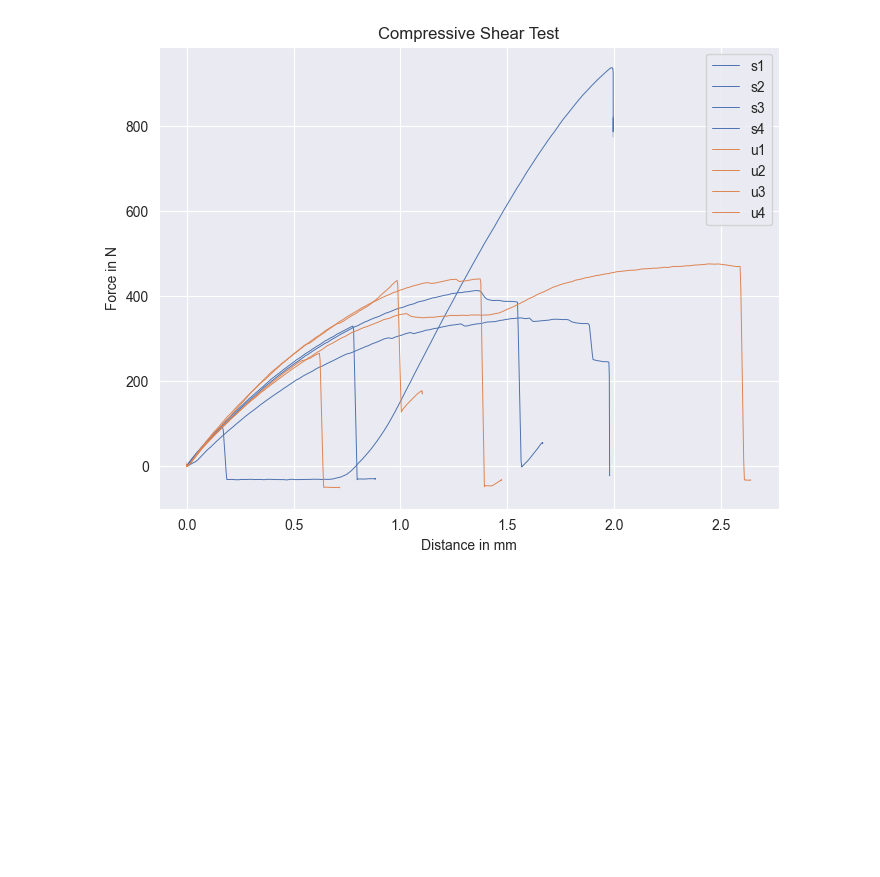
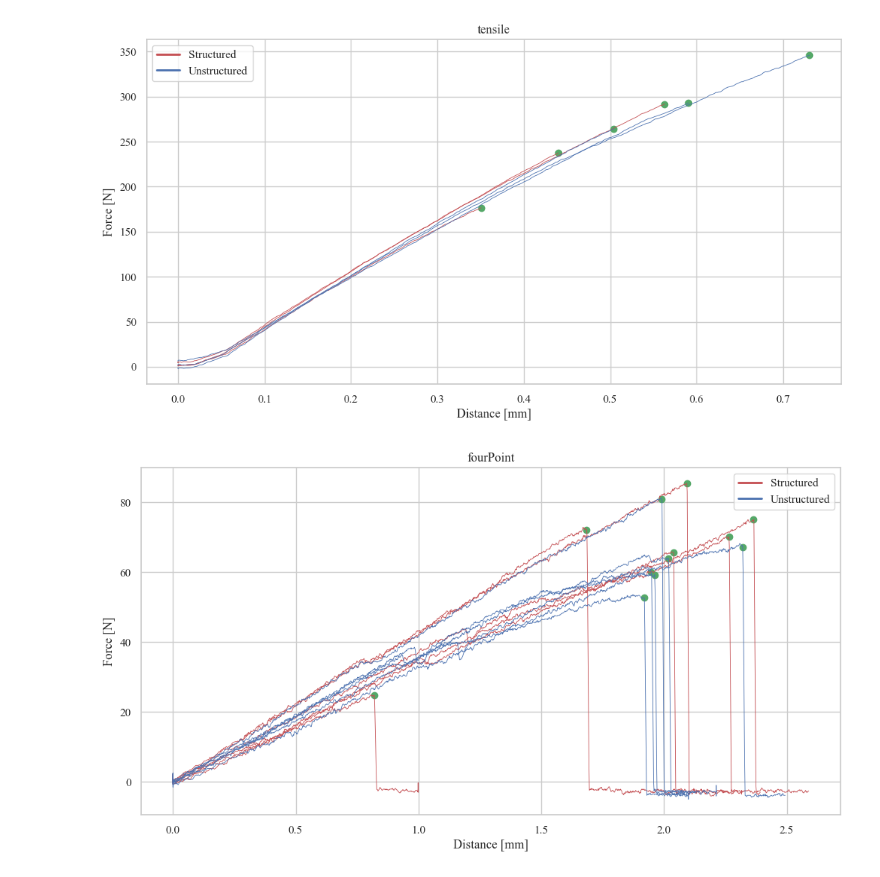
Before and after one commit to Eudoxosfly/Masterthesis, a Jupyter notebook: mechanical/compressive_shear.ipynb, the cells around one changed output. Drawn from its saved outputs; the diff is of its cells as text; code cells hidden in the pictures; blank space fills up the shorter version.

Commit message:
improved mechanical test workflow

```diff
--- a/mechanical/compressive_shear.ipynb
+++ b/mechanical/compressive_shear.ipynb
@@ -50,7 +119,5 @@ def get_files(path: str) -> list:
 # %%
-path = "../../02_Data/MechanicalTests/CompressiveShear/"
-files = get_files(path)
-data = []
-for file in files:
-    this_data = load_file(path + file)
-    data.append(this_data)
+path = "../../02_Data/MechanicalTests/"
+tensile = load_set(path + "tensile/")
+four_point = load_set(path + "fourPoint/")
+three_point = load_set(path + "threePoint/")
@@ -57,11 +166,7 @@ for file in files:
 # %%
-fig, ax = plt.subplots(1, 1, figsize=(8, 6))
-for measurement in data:
-    measurement.plot(ax, linewidth=0.7)
-ax.set_xlabel("Distance in mm")
-ax.set_ylabel("Force in N")
-ax.set_title("Compressive Shear Test")
-ax.legend()
-plt.savefig(path + "compressive_shear.png", dpi=300)
+plot_set(tensile)
+plot_set(four_point)
+plot_set(three_point)
 # %% [output]
-[figure, old version]
+[figure, new version]
+[figure, added]
```
Also changed, not shown: parts of 6 cells of this notebook, 4 other files.
